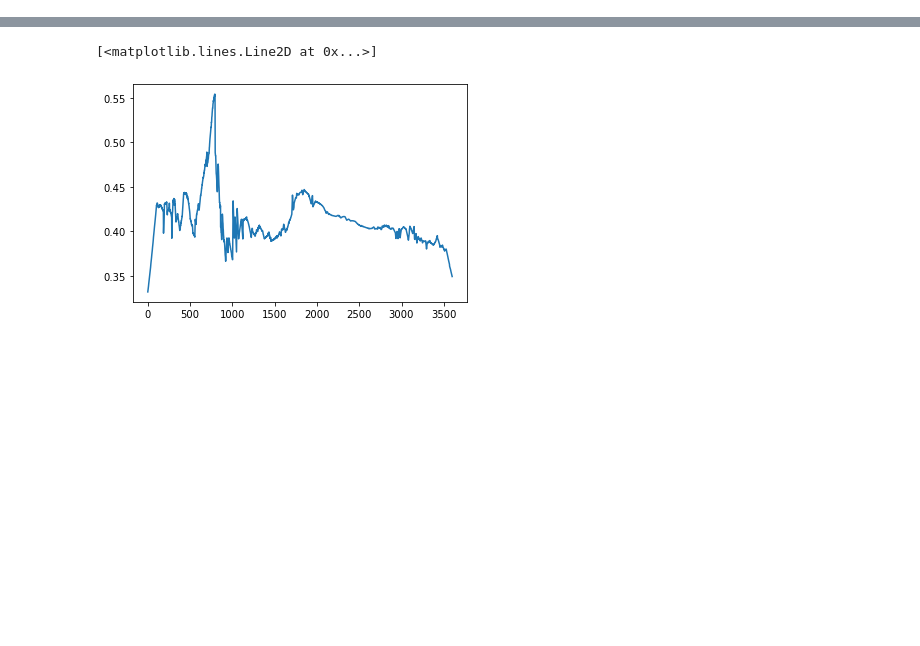
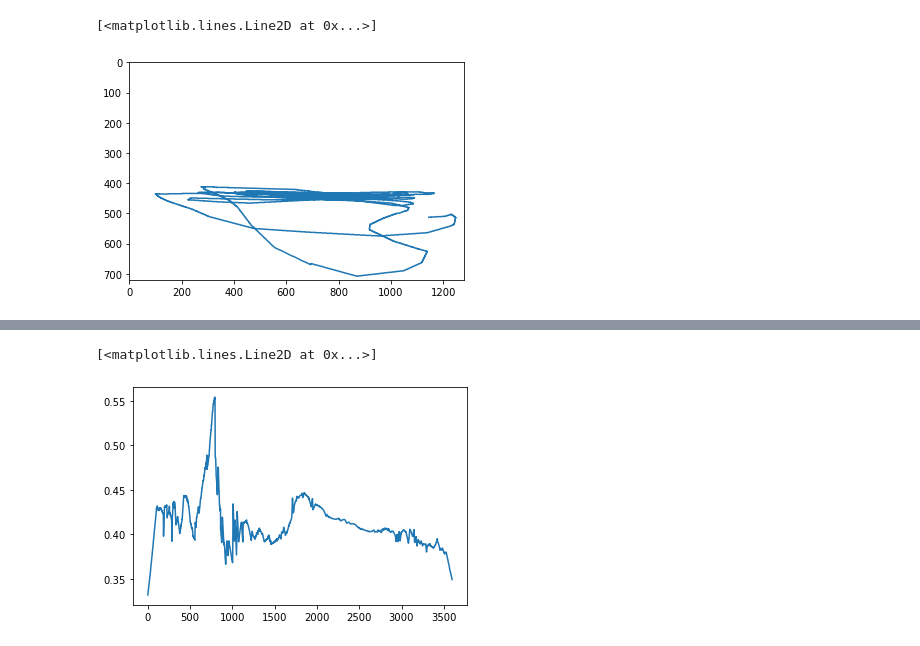
Before and after one commit to Blair-Johnson/crowsnest, a Jupyter notebook: screen_2_gps_regression.ipynb, the cells around one changed output, grey strips where cells are left out. Drawn from its saved outputs; the diff is of its cells as text; code cells hidden in the pictures; blank space fills up the shorter version.

```diff
--- a/screen_2_gps_regression.ipynb
+++ b/screen_2_gps_regression.ipynb
@@ -9,0 +7,13 @@ screen_coords = pd.read_csv('./screenspace_coords/6_xy.csv', names = ['x','y'])
+# %%
+d21 = pd.read_csv('./fully_correlated_data/data_21.csv')
+d22 = pd.read_csv('./fully_correlated_data/data_22.csv')
+d10 = pd.read_csv('./fully_correlated_data/data_10.csv')
+d11 = pd.read_csv('./fully_correlated_data/data_11.csv')
+d12 = pd.read_csv('./fully_correlated_data/data_12.csv')
+d13 = pd.read_csv('./fully_correlated_data/data_13.csv')
+d14 = pd.read_csv('./fully_correlated_data/data_14.csv')
+d15 = pd.read_csv('./fully_correlated_data/data_15.csv')
+d16 = pd.read_csv('./fully_correlated_data/data_16.csv')
+d17 = pd.read_csv('./fully_correlated_data/data_17.csv')
+# %%
+comb_data = pd.concat([d10,d11,d12,d13,d14,d15,d16,d17,d21,d22], ignore_index = True)
@@ -10,3 +22,10 @@ screen_coords = pd.read_csv('./screenspace_coords/6_xy.csv', names = ['x','y'])
+# %%
+plt.xlim(left=0,right=1280)
+plt.ylim(top=0,bottom=720)
+plt.plot(comb_data.x_cent,comb_data.y_cent)
+# %% [output]
+[<matplotlib.lines.Line2D at 0x...>]
+[figure, added]
 # %%
 RH_Point = np.array([-117.2244901, 32.6990683])
 CAM = np.array([-117.2344652, 32.7029769])
```
Also changed, not shown: parts of 11 cells of this notebook, 5 other files.
